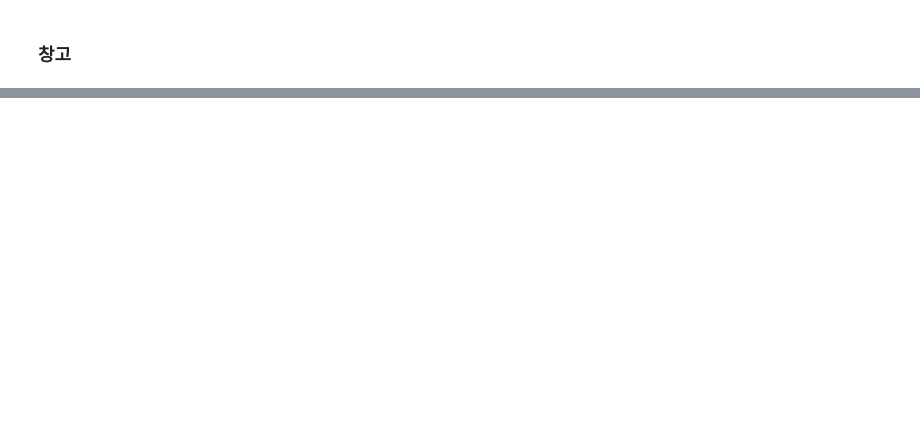
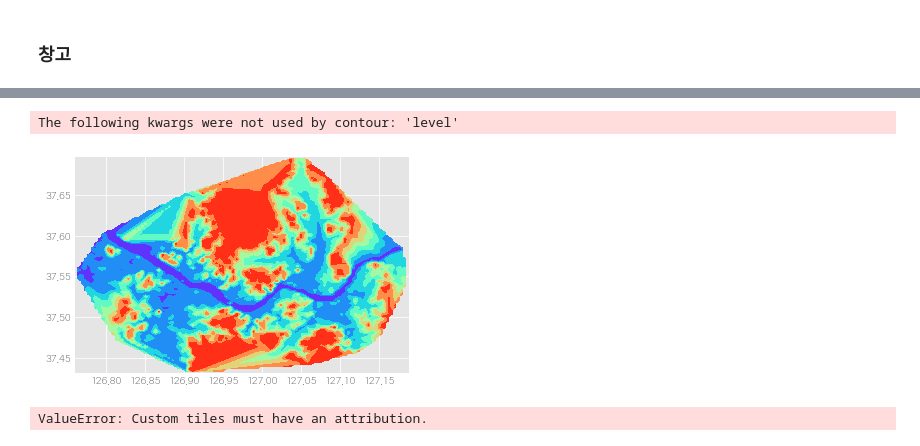
Before and after one commit to yangoos57/seoulBikeProject, a Jupyter notebook: backend/ExtractBikeTourplots.ipynb, the cells around one changed output, grey strips where cells are left out. Drawn from its saved outputs; the diff is of its cells as text; code cells hidden in the pictures; blank space fills up the shorter version.

```diff
--- a/backend/ExtractBikeTourplots.ipynb
+++ b/backend/ExtractBikeTourplots.ipynb
@@ -840,0 +941,58 @@ haversineOneStation(207,station)
+# %%
+import geojsoncontour
+
+def plot_contour(x,y,z,resolution = 50,contour_method='linear'):
+    resolution = str(resolution)+'j'
+    X,Y = np.mgrid[min(x):max(x):complex(resolution),   min(y):max(y):complex(resolution)]
+    points = [[a,b] for a,b in zip(x,y)]
+    Z = griddata(points, z, (X, Y), method=contour_method)
+    return X,Y,Z
+
+X,Y,Z = plot_contour(x,y,z,resolution = 100,contour_method='linear')
+
+level = [0,3,5]
+level.extend(list(range(10,90,10)))
+# with plt.style.context("seaborn"):
+# fig, ax = plt.subplots(figsize=(13,10))
+# plt.contourf(X,Y,Z,levels=level, alpha =0.5 ,cmap=cmap) # 색만 칠하기
+# plt.contour(X,Y,Z,levels=level,linewidths=0.2,colors='black') # 등고선만 그리기
+
+figure = plt.figure()
+ax = figure.add_subplot(111)
+contourf = ax.contourf(X, Y, Z, cmap=cmap,level=level)
+
+# Convert matplotlib contour to geojson
+# geojson = geojsoncontour.contour_to_geojson(
+#     contour=contour,
+#     ndigits=3,
+#     unit='m')
+
+geojson = geojsoncontour.contourf_to_geojson(
+    contourf=contourf,
+    min_angle_deg=3.0,
+    ndigits=5,
+    stroke_width=1,
+    fill_opacity=0.5)
+# %% [output]
+The following kwargs were not used by contour: 'level'
+[figure, added]
+# %%
+import folium
+from folium import plugins
+
+geomap = folium.Map([sortedStation['latitude'][0], sortedStation['longtitude'][0]], zoom_start=11,
+tile ="https://api.mapbox.com/styles/v1/yangoos/cl4vjjz0c001n14sk1ytnj9ix/tiles/256/{z}/{x}/{y}@2x?access_token=pk.eyJ1IjoieWFuZ29vcyIsImEiOiJjbDNqd2tkN2IwbGdmM2pvNzF0c2M4NnZkIn0.J3IjPYg3w28cGiWkUD7bnA"
+ )
+folium.GeoJson(
+    geojson,
+    style_function=lambda x: {
+        'color':     x['properties']['stroke'],
+        'weight':    x['properties']['stroke-width'],
+        'fillColor': x['properties']['fill'],
+        'opacity':   0.3,
+    }).add_to(geomap)
+
+
+geomap
+# %% [output]
+ValueError: Custom tiles must have an attribution.
```
Also changed, not shown: parts of 43 cells of this notebook, 4 other files.
